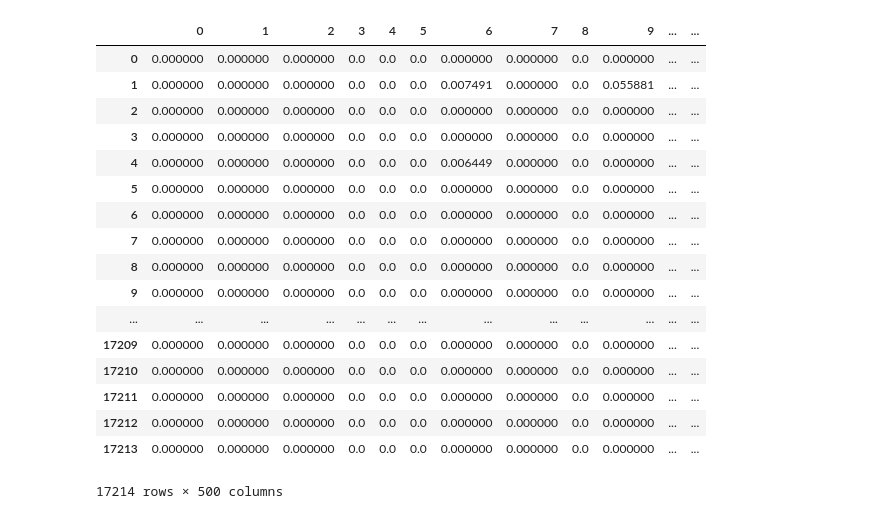
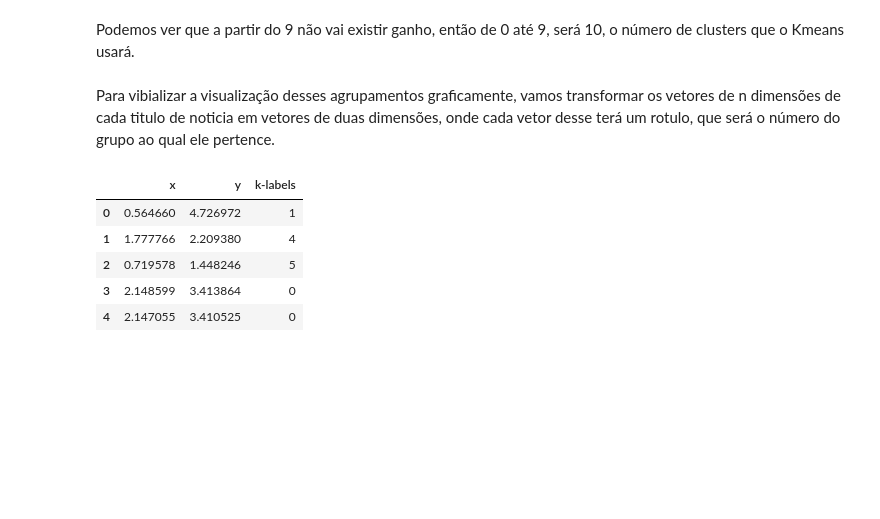
Before and after one commit to FabianoLaureano/Ri, a Jupyter notebook: Projeto.ipynb, the cells around one changed output. Cells and saved outputs as stored; diff of their text form; code cells hidden in the pictures; blank space fills up the shorter version.

```diff
--- a/Projeto.ipynb
+++ b/Projeto.ipynb
@@ -68,4 +46,0 @@ dt
-# %%
-#dframe = pd.DataFrame(dt, [i for i in range(17214)])
-for i in range(dt.keys()):
-    t = pd.Series([j for j in dt[i]], index = [i])
@@ -73,0 +59,13 @@ ValueError: Wrong number of items passed 17214, placement implies 1
+# %%
+wcss = []
+
+for i in range(1, 11):
+    kmeans = KMeans(n_clusters = i, init = 'random')
+    kmeans.fit(x)
+    print (i,kmeans.inertia_)
+    wcss.append(kmeans.inertia_)
+plt.plot(range(1, 11), wcss)
+plt.title('O Metodo Elbow')
+plt.xlabel('Numero de Clusters')
+plt.ylabel('WSS') #within cluster sum of squares
+plt.show()
@@ -74,22 +84,29 @@ ValueError: Wrong number of items passed 17214, placement implies 1
+# %% [markdown]
+Podemos ver que a partir do 9 não vai existir ganho, então de 0 até 9, será 10, o número de clusters que o Kmeans usará.
+# %% [markdown]
+Para vibializar a visualização desses agrupamentos graficamente, vamos transformar os vetores de n dimensões de cada titulo de noticia
+em vetores de duas dimensões, onde cada vetor desse terá um rotulo, que será o número do grupo ao qual ele pertence.
+# %%
+from sklearn.manifold import TSNE
+tsne_init = 'pca'  # could also be 'random'
+tsne_perplexity = 20.0
+tsne_early_exaggeration = 4.0
+tsne_learning_rate = 1000
+random_state = 1
+model = TSNE(n_components=2, random_state=random_state, init=tsne_init, perplexity=tsne_perplexity,
+         early_exaggeration=tsne_early_exaggeration, learning_rate=tsne_learning_rate)
+
+
+transformed_v = model.fit_transform(vector.toarray())
+# %%
+df = pd.DataFrame(transformed_v, index = [i for i in range(len(transformed_v))], columns = ['x', 'y'] )
 # %%
-#dframe['k-labels'] = kmeans.labels_
-dframe
+df['k-labels'] = kmeans.labels_
+df.head()
 # %% [output]
-|  | 0 | 1 | 2 | 3 | 4 | 5 | 6 | 7 | 8 | 9 | ... | ... |
-| 0 | 0.000000 | 0.000000 | 0.000000 | 0.0 | 0.0 | 0.0 | 0.000000 | 0.000000 | 0.0 | 0.000000 | ... | ... |
-| 1 | 0.000000 | 0.000000 | 0.000000 | 0.0 | 0.0 | 0.0 | 0.007491 | 0.000000 | 0.0 | 0.055881 | ... | ... |
-| 2 | 0.000000 | 0.000000 | 0.000000 | 0.0 | 0.0 | 0.0 | 0.000000 | 0.000000 | 0.0 | 0.000000 | ... | ... |
-| 3 | 0.000000 | 0.000000 | 0.000000 | 0.0 | 0.0 | 0.0 | 0.000000 | 0.000000 | 0.0 | 0.000000 | ... | ... |
-| 4 | 0.000000 | 0.000000 | 0.000000 | 0.0 | 0.0 | 0.0 | 0.006449 | 0.000000 | 0.0 | 0.000000 | ... | ... |
-| 5 | 0.000000 | 0.000000 | 0.000000 | 0.0 | 0.0 | 0.0 | 0.000000 | 0.000000 | 0.0 | 0.000000 | ... | ... |
-| 6 | 0.000000 | 0.000000 | 0.000000 | 0.0 | 0.0 | 0.0 | 0.000000 | 0.000000 | 0.0 | 0.000000 | ... | ... |
-| 7 | 0.000000 | 0.000000 | 0.000000 | 0.0 | 0.0 | 0.0 | 0.000000 | 0.000000 | 0.0 | 0.000000 | ... | ... |
-| 8 | 0.000000 | 0.000000 | 0.000000 | 0.0 | 0.0 | 0.0 | 0.000000 | 0.000000 | 0.0 | 0.000000 | ... | ... |
-| 9 | 0.000000 | 0.000000 | 0.000000 | 0.0 | 0.0 | 0.0 | 0.000000 | 0.000000 | 0.0 | 0.000000 | ... | ... |
-| ... | ... | ... | ... | ... | ... | ... | ... | ... | ... | ... | ... | ... |
-| 17209 | 0.000000 | 0.000000 | 0.000000 | 0.0 | 0.0 | 0.0 | 0.000000 | 0.000000 | 0.0 | 0.000000 | ... | ... |
-| 17210 | 0.000000 | 0.000000 | 0.000000 | 0.0 | 0.0 | 0.0 | 0.000000 | 0.000000 | 0.0 | 0.000000 | ... | ... |
-| 17211 | 0.000000 | 0.000000 | 0.000000 | 0.0 | 0.0 | 0.0 | 0.000000 | 0.000000 | 0.0 | 0.000000 | ... | ... |
-| 17212 | 0.000000 | 0.000000 | 0.000000 | 0.0 | 0.0 | 0.0 | 0.000000 | 0.000000 | 0.0 | 0.000000 | ... | ... |
-| 17213 | 0.000000 | 0.000000 | 0.000000 | 0.0 | 0.0 | 0.0 | 0.000000 | 0.000000 | 0.0 | 0.000000 | ... | ... |
+|  | x | y | k-labels |
+| 0 | 0.564660 | 4.726972 | 1 |
+| 1 | 1.777766 | 2.209380 | 4 |
+| 2 | 0.719578 | 1.448246 | 5 |
+| 3 | 2.148599 | 3.413864 | 0 |
+| 4 | 2.147055 | 3.410525 | 0 |
-17214 rows × 500 columns
```
Also changed, not shown: parts of 42 cells of this notebook.
